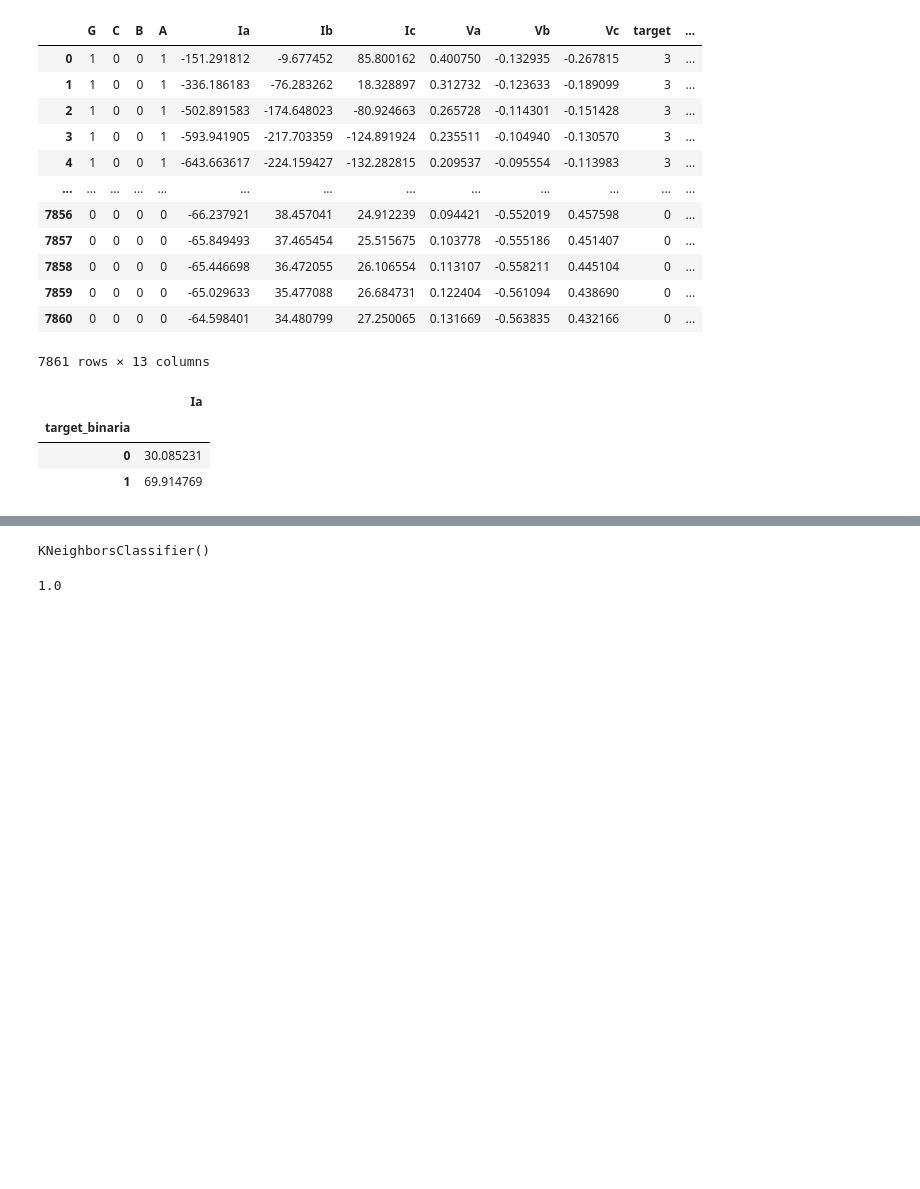
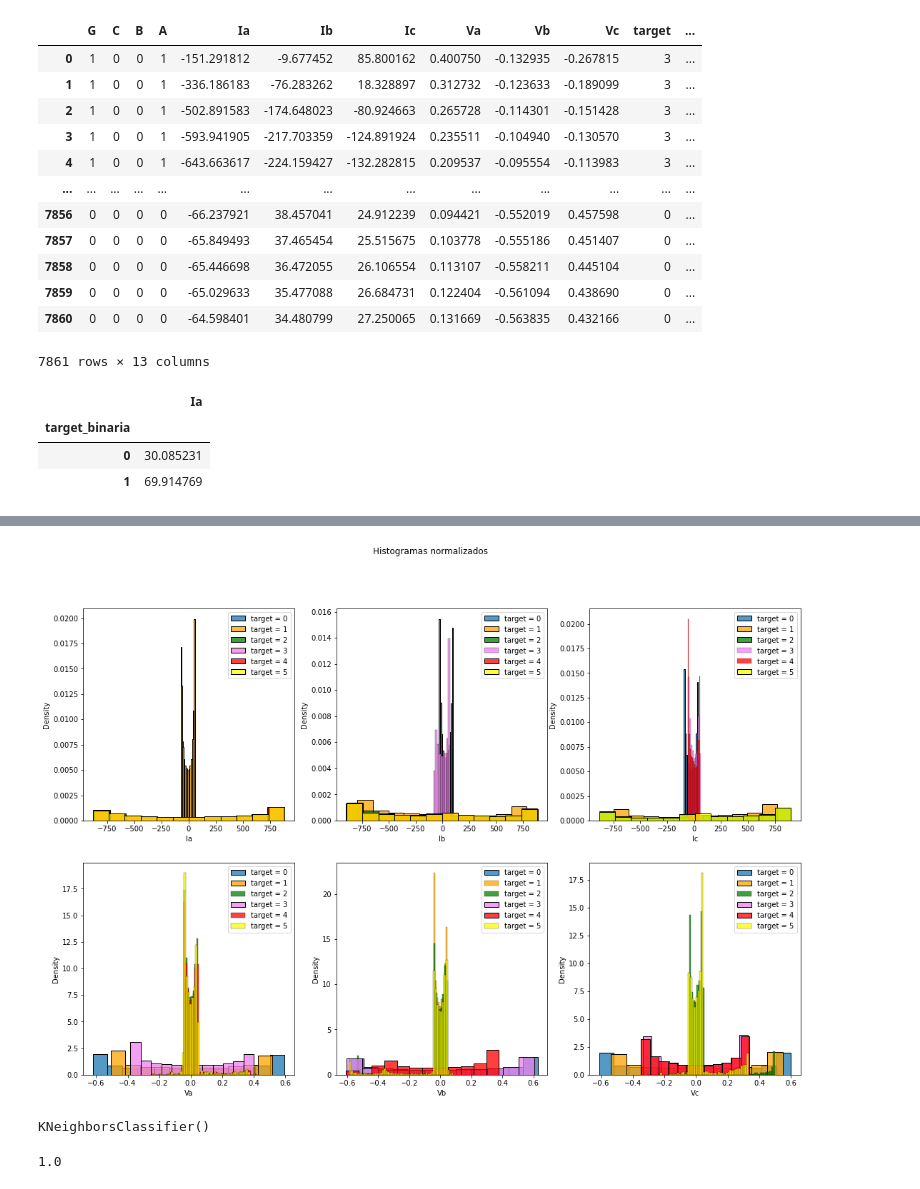
Before and after one commit to LeandroNardi96/Clasificacion_fallas_electricas_multiclass, a Jupyter notebook: Electrical_fault_multiclass.ipynb, the cells around one changed output, grey strips where cells are left out. Drawn from its saved outputs; the diff is of its cells as text; code cells hidden in the pictures; blank space fills up the shorter version.

```diff
--- a/Electrical_fault_multiclass.ipynb
+++ b/Electrical_fault_multiclass.ipynb
@@ -171,3 +188,17 @@ data_bal
+# %%
+dataplot1 = data[["Ia","Ib","Ic","Va","Vb","Vc","target"]]
+fig, axes = plt.subplots(nrows=2, ncols=3, figsize=(18,12))
+fig.suptitle('Histogramas normalizados')
+for c, ax in zip(dataplot1.columns[:-1], axes.flatten()):
+    sns.histplot(data = dataplot1.loc[dataplot1['target']==0, c].dropna(), stat = 'density', ax = ax, kde = False )
+    sns.histplot(data = dataplot1.loc[dataplot1['target']==1, c].dropna(), stat = 'density', kde=False, ax=ax, color = 'orange')
+    sns.histplot(data = dataplot1.loc[dataplot1['target']==2, c].dropna(), stat = 'density', kde=False, ax=ax, color = 'green')
+    sns.histplot(data = dataplot1.loc[dataplot1['target']==3, c].dropna(), stat = 'density', kde=False, ax=ax, color = 'violet')
+    sns.histplot(data = dataplot1.loc[dataplot1['target']==4, c].dropna(), stat = 'density', kde=False, ax=ax, color = 'red')
+    sns.histplot(data = dataplot1.loc[dataplot1['target']==5, c].dropna(), stat = 'density', kde=False, ax=ax, color = 'yellow')
+    ax.legend(['target = 0', 'target = 1','target = 2','target = 3','target = 4','target = 5'])
+# %% [output]
+[figure, added]
 # %%
 X = data.loc[:,['Ia','Ib','Ic','Va','Vb','Vc']]
 y = data.target_binaria
```
Also changed, not shown: parts of 13 cells of this notebook.
